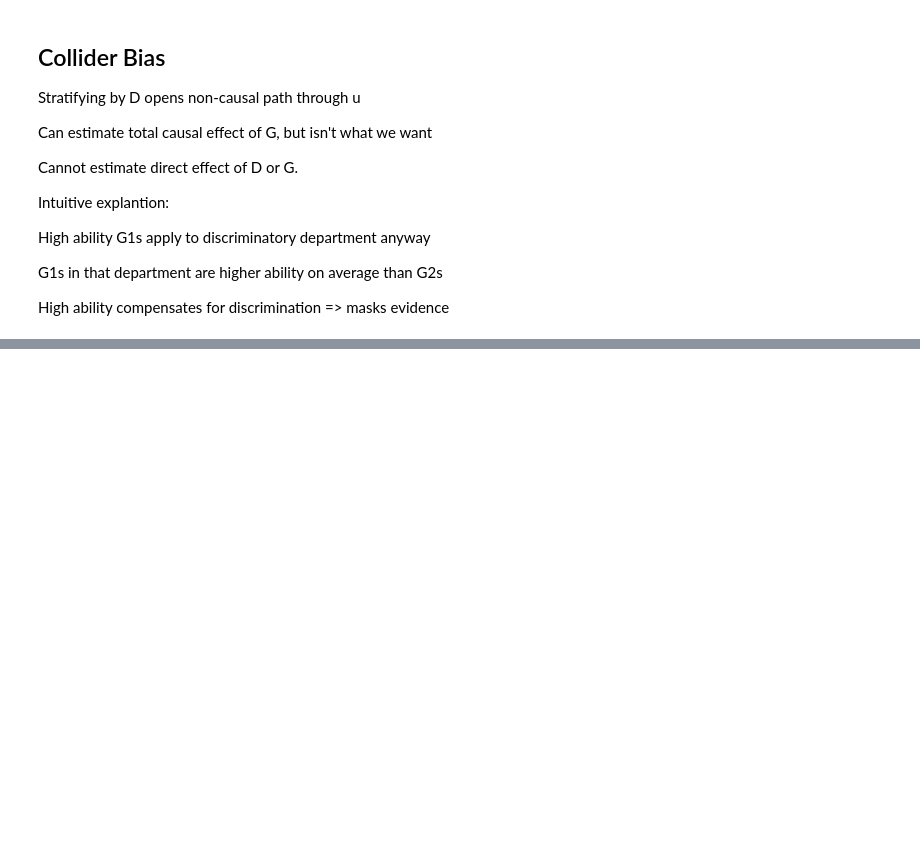
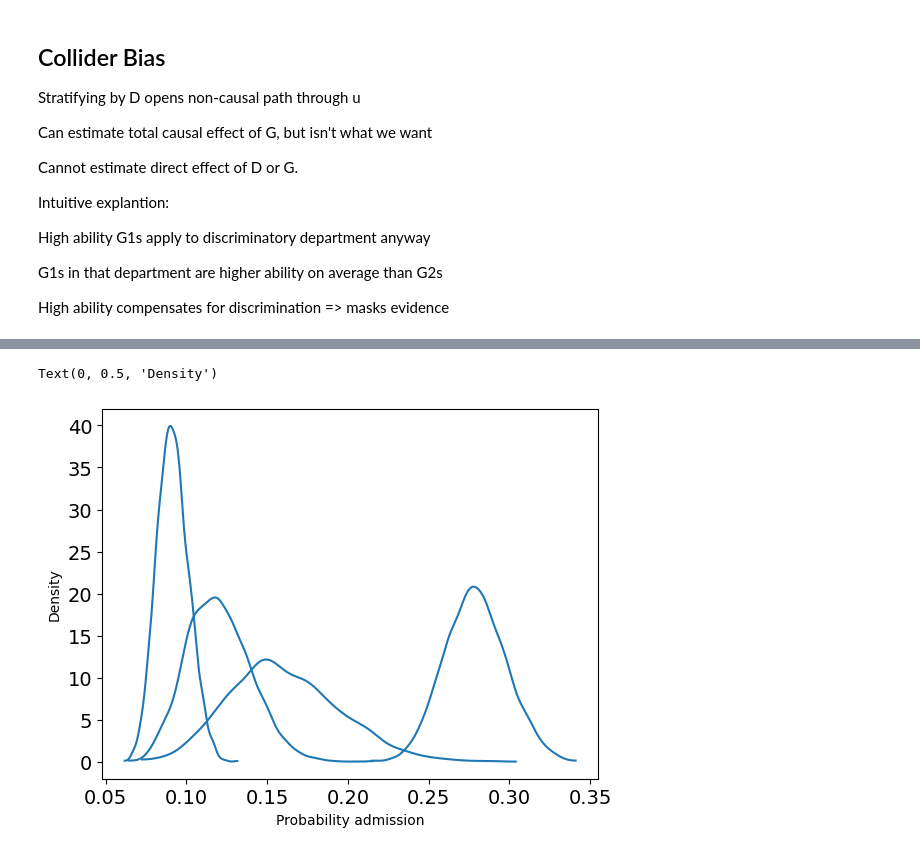
Before and after one commit to kpjmcg/Statistical-Rethinking-2023-Python-Notes, a Jupyter notebook: Lecture_10_2023.ipynb, the cells around one changed output, grey strips where cells are left out. Cells and saved outputs as stored; diff of their text form; code cells hidden in the pictures; blank space fills up the shorter version.

Commit message:
Update Lecture_10_2023.ipynb
Almost finished. Need to finish up some of the graphs for the paradox stuff.

```diff
--- a/Lecture_10_2023.ipynb
+++ b/Lecture_10_2023.ipynb
@@ -150,0 +181,18 @@ High ability compensates for discrimination => masks evidence
+# %%
+## Generative Sim
+N = 2000
+G = np.random.binomial(1,0.5,size=N)
+U = np.random.binomial(1,0.1,size=N) #Sim high peeps
+
+#Gender 0 tends to apply to dept 0, 1 to 1
+D = np.random.binomial(1,[1*u if g==0 else 0.75 for g,u in zip(G,U)])
+
+#Effects, simulating that they have different strengths, used to explore
+# consequences of ability dfiferences
+b = np.array([1,1])
+g = np.array([1,0])
+
+p_u = np.array([p_u0,p_u1])
+# p_u = [ability,department,gender]
+p    = np.array([p_u[U[i],D[i],G[i]] for i in range(N)])
+A = np.random.binomial(1,p)
@@ -150,0 +258,15 @@ High ability compensates for discrimination => masks evidence
+# %%
+for i in range(2):
+    for j in range(2):
+        az.plot_kde(expit(sens_trace.posterior.a.values[:,:,i,j]))
+plt.xlabel('Probability admission')
+plt.ylabel('Density')
+# Here we assume the confound
+# Probaility for average ability applications. can see the discrimation now
+# That was previously covered bby the confound.
+
+#In a real study you would be able to show how big the confound would need
+# to be to reverse it sometimes this might be physically impossible!
+# %% [output]
+Text(0, 0.5, 'Density')
+[figure, added]
```
Also changed, not shown: parts of 52 cells of this notebook.
